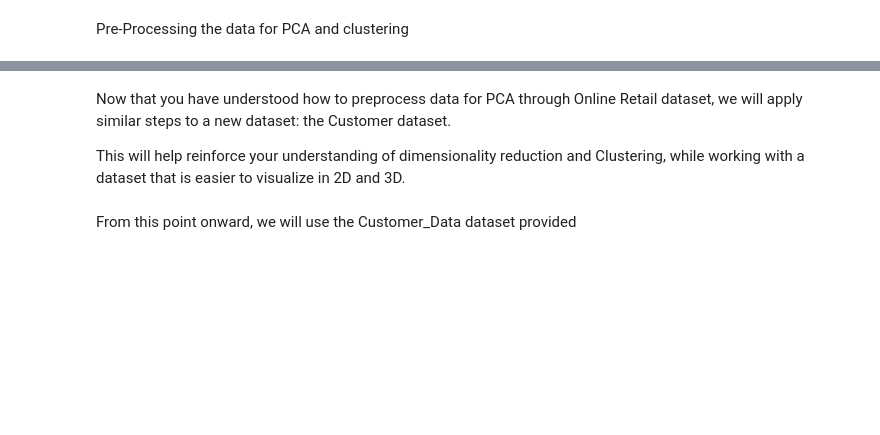
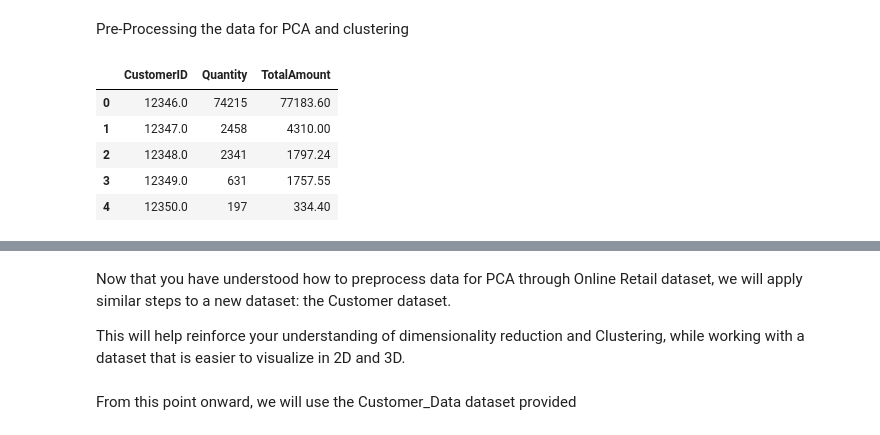
Before and after one commit to VenusCrazy/AryanM_LP_Synapse-26, a Jupyter notebook: Task 3/SynapseLP_Task3.ipynb, the cells around one changed output, grey strips where cells are left out. Saved outputs shown, nothing was run; the diff lists cells and outputs as text; code cells hidden in the pictures; blank space fills up the shorter version.

```diff
--- a/Task 3/SynapseLP_Task3.ipynb
+++ b/Task 3/SynapseLP_Task3.ipynb
@@ -103,10 +168,23 @@ Pre-Processing the data for PCA and clustering
 # %%
 #Create a new TotalAmount column(Quantity * Unit price)
 
 # Aggregate numeric data at the customer level
 # customer_df = df.groupby('CustomerID').agg({
 #     'Quantity': 'sum',
 #     'TotalAmount': 'sum'
 # }).reset_index()
+df['TotalAmount'] = df['Quantity'] * df['UnitPrice']
 
-# Keep only numeric columns for PCA
+customer_df = df.groupby('CustomerID').agg({
+    'Quantity': 'sum',
+    'TotalAmount': 'sum'
+}).reset_index()
+
+customer_df.head()
+# %% [output]
+|  | CustomerID | Quantity | TotalAmount |
+| 0 | 12346.0 | 74215 | 77183.60 |
+| 1 | 12347.0 | 2458 | 4310.00 |
+| 2 | 12348.0 | 2341 | 1797.24 |
+| 3 | 12349.0 | 631 | 1757.55 |
+| 4 | 12350.0 | 197 | 334.40 |
```
Also changed, not shown: parts of 29 cells of this notebook.
